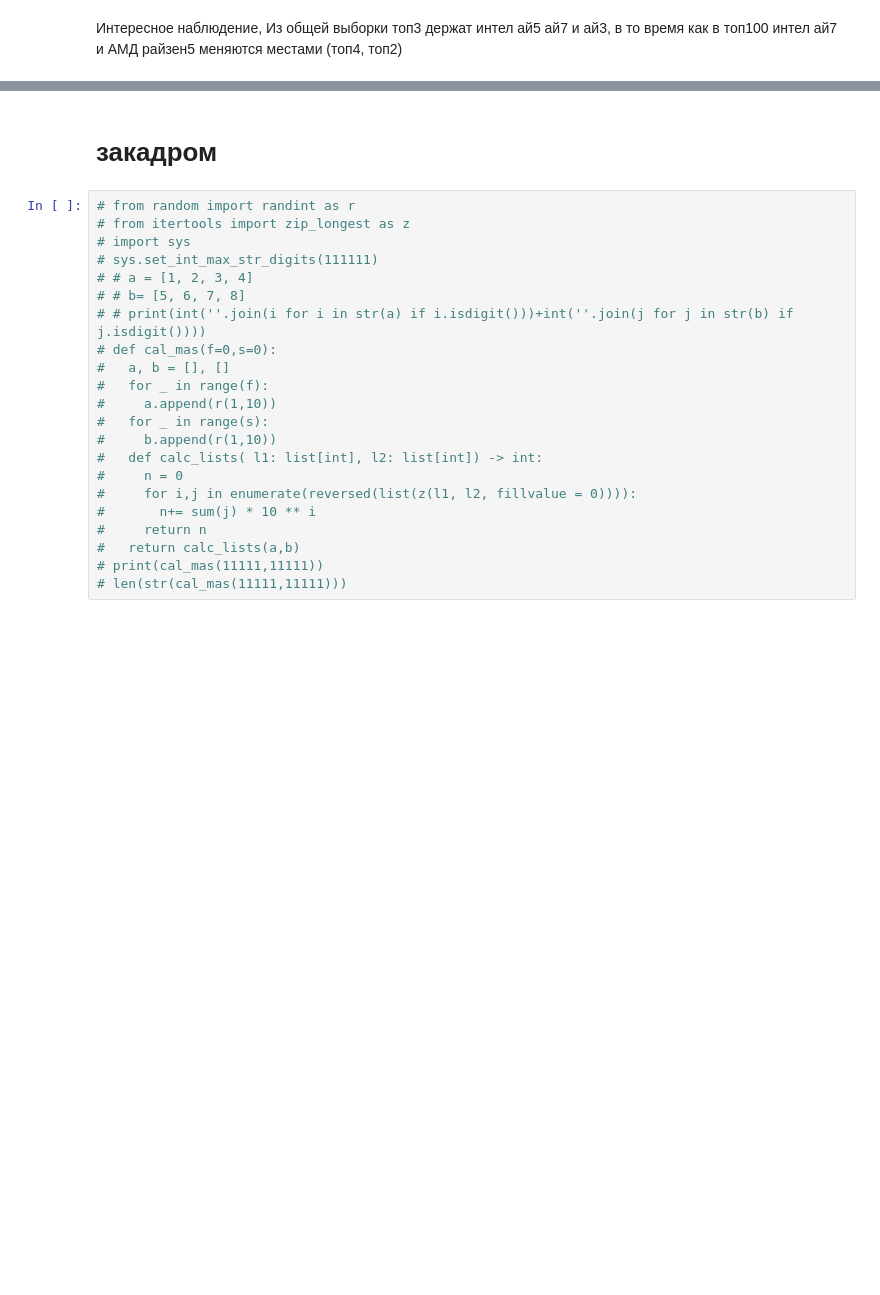
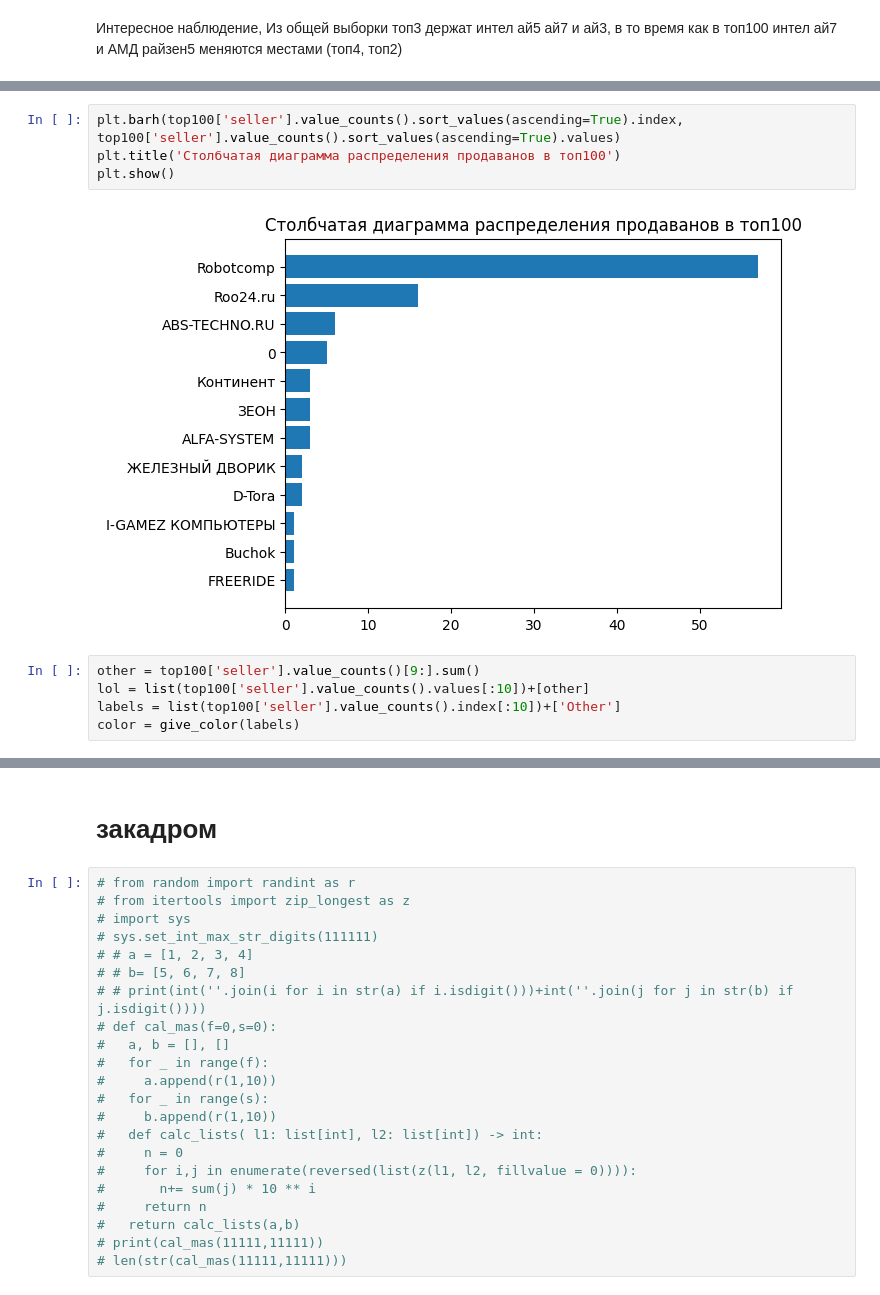
Before and after one commit to EZSib/data_-analytics2023, a Jupyter notebook: practice_eda_Efim.ipynb, the cells around one changed output, grey strips where cells are left out. Cells and saved outputs as stored; diff of their text form; blank space fills up the shorter version.

```diff
--- a/practice_eda_Efim.ipynb
+++ b/practice_eda_Efim.ipynb
@@ -853,0 +1019,11 @@ plt.show()
+# %%
+plt.barh(top100['seller'].value_counts().sort_values(ascending=True).index, top100['seller'].value_counts().sort_values(ascending=True).values)
+plt.title('Столбчатая диаграмма распределения продаванов в топ100')
+plt.show()
+# %% [output]
+[figure, added]
+# %%
+other = top100['seller'].value_counts()[9:].sum()
+lol = list(top100['seller'].value_counts().values[:10])+[other]
+labels = list(top100['seller'].value_counts().index[:10])+['Other']
+color = give_color(labels)
```
Also changed, not shown: parts of 14 cells of this notebook.
